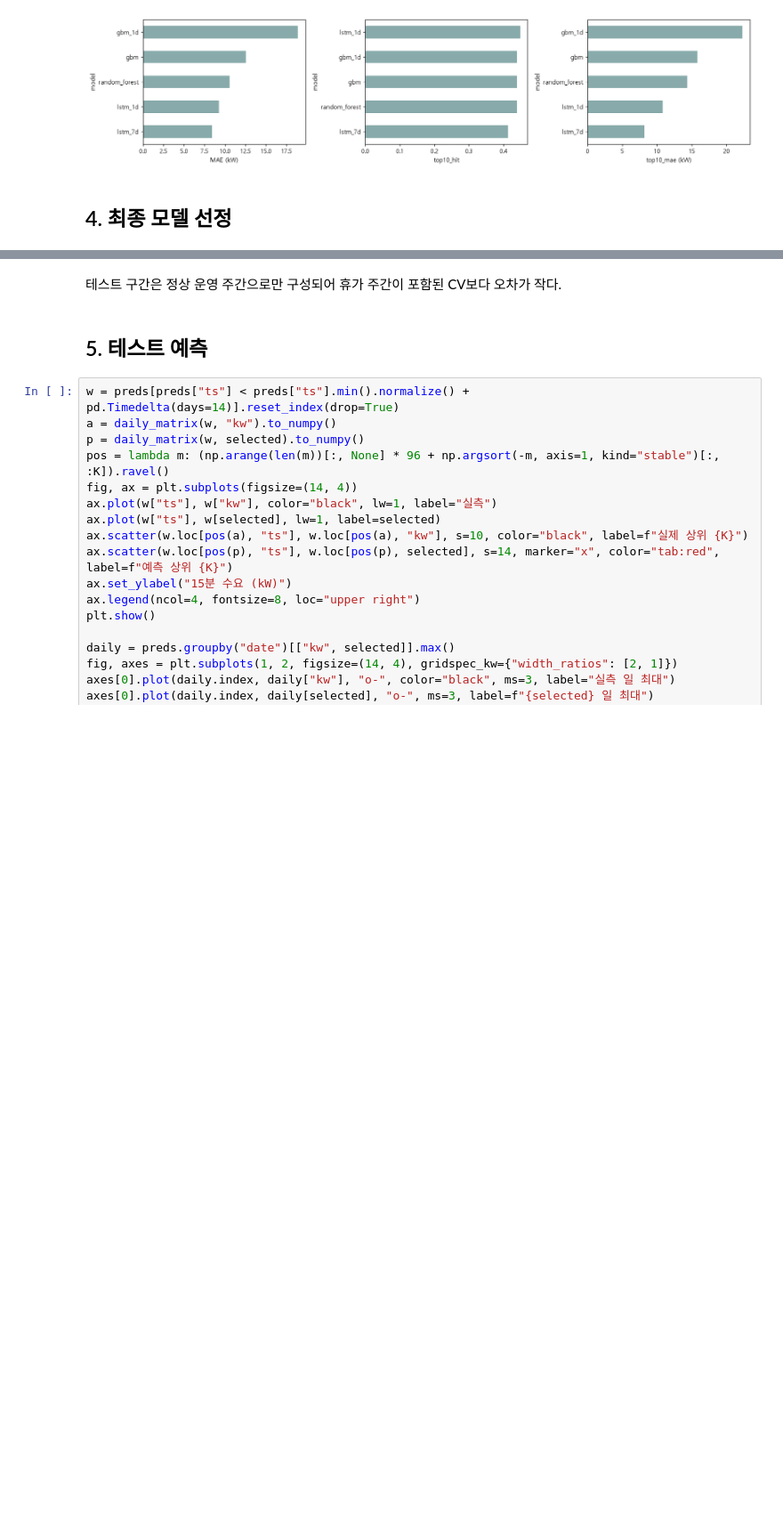
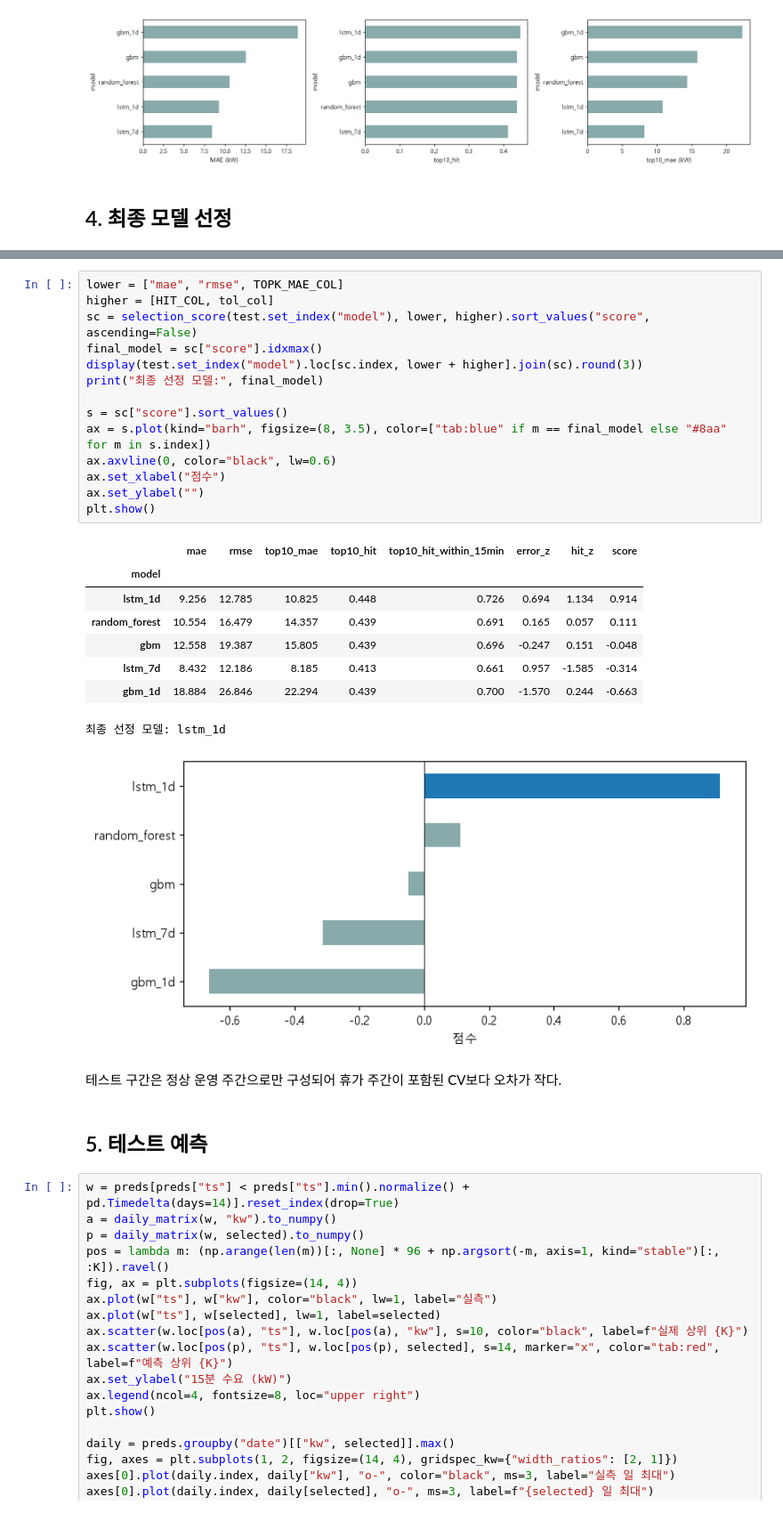
Before and after one commit to Jon-Irenicus/kamp_ai_competition, a Jupyter notebook: notebooks/02_results_analysis.ipynb, the cells around one changed output, grey strips where cells are left out. Shown at 89% size. Cells and saved outputs as stored; diff of their text form; blank space fills up the shorter version.

```diff
--- a/notebooks/02_results_analysis.ipynb
+++ b/notebooks/02_results_analysis.ipynb
@@ -117,3 +126,27 @@ plt.show()
+# %%
+lower = ["mae", "rmse", TOPK_MAE_COL]
+higher = [HIT_COL, tol_col]
+sc = selection_score(test.set_index("model"), lower, higher).sort_values("score", ascending=False)
+final_model = sc["score"].idxmax()
+display(test.set_index("model").loc[sc.index, lower + higher].join(sc).round(3))
+print("최종 선정 모델:", final_model)
+
+s = sc["score"].sort_values()
+ax = s.plot(kind="barh", figsize=(8, 3.5), color=["tab:blue" if m == final_model else "#8aa" for m in s.index])
+ax.axvline(0, color="black", lw=0.6)
+ax.set_xlabel("점수")
+ax.set_ylabel("")
+plt.show()
+# %% [output]
+|  | mae | rmse | top10_mae | top10_hit | top10_hit_within_15min | error_z | hit_z | score |
+| model |  |  |  |  |  |  |  |  |
+| lstm_1d | 9.256 | 12.785 | 10.825 | 0.448 | 0.726 | 0.694 | 1.134 | 0.914 |
+| random_forest | 10.554 | 16.479 | 14.357 | 0.439 | 0.691 | 0.165 | 0.057 | 0.111 |
+| gbm | 12.558 | 19.387 | 15.805 | 0.439 | 0.696 | -0.247 | 0.151 | -0.048 |
+| lstm_7d | 8.432 | 12.186 | 8.185 | 0.413 | 0.661 | 0.957 | -1.585 | -0.314 |
+| gbm_1d | 18.884 | 26.846 | 22.294 | 0.439 | 0.700 | -1.570 | 0.244 | -0.663 |
+최종 선정 모델: lstm_1d
+[figure, added]
 # %% [markdown]
 테스트 구간은 정상 운영 주간으로만 구성되어 휴가 주간이 포함된 CV보다 오차가 작다.
 # %% [markdown]
```
Also changed, not shown: parts of 7 cells of this notebook, 4 other files.
